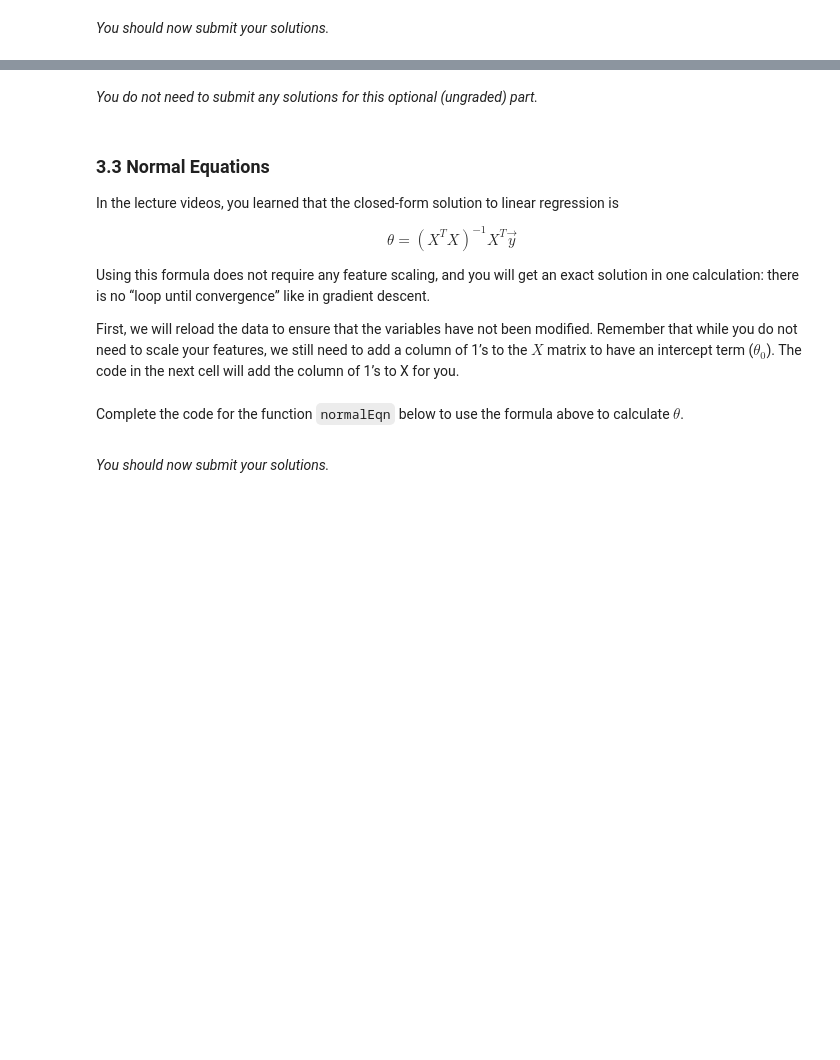
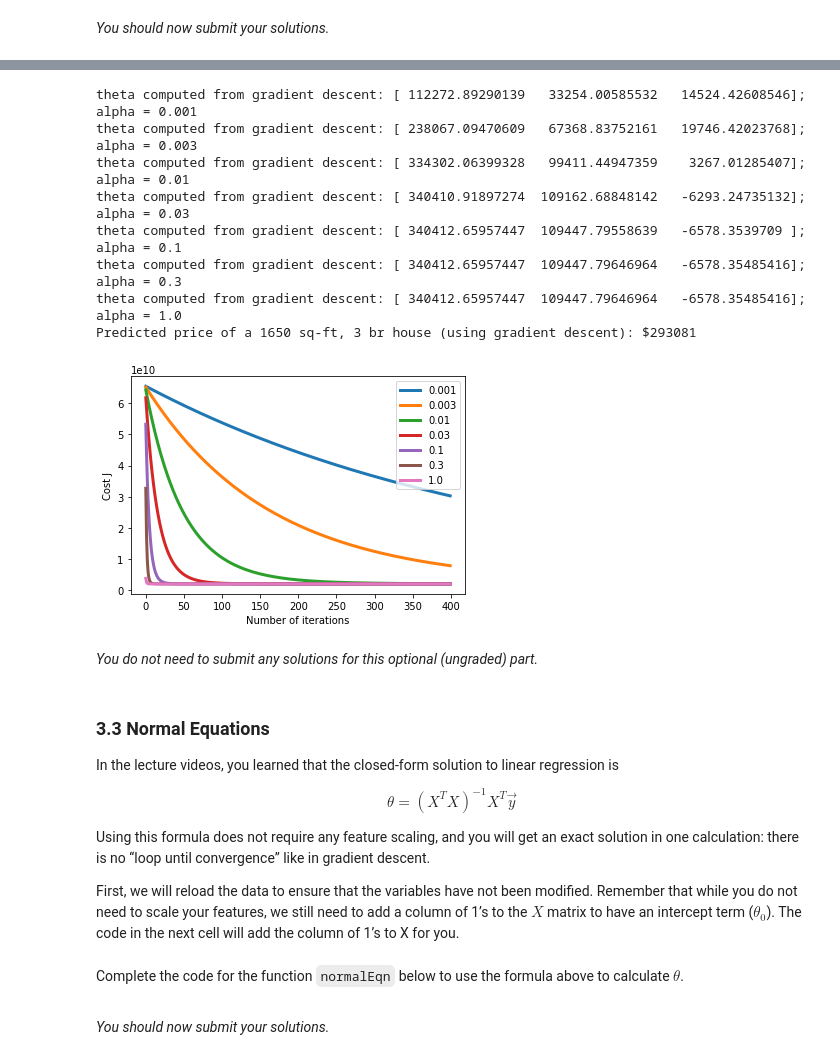
Before and after one commit to ctznfive/ml-coursera-python-assignments, a Jupyter notebook: Exercise1/exercise1.ipynb, the cells around one changed output, grey strips where cells are left out. Saved outputs shown, nothing was run; the diff lists cells and outputs as text; code cells hidden in the pictures; blank space fills up the shorter version.

```diff
--- a/Exercise1/exercise1.ipynb
+++ b/Exercise1/exercise1.ipynb
@@ -665,6 +675,10 @@ def  featureNormalize(X):
 
     # =========================== YOUR CODE HERE =====================
 
+    for i in range(X.shape[1]):
+        mu[i] = np.mean(X[:, i])
+        sigma[i] = np.std(X[:, i])
+        X_norm[:, i] = (X[:, i] - mu[i]) / sigma[i]
 
     # ================================================================
     return X_norm, mu, sigma
@@ -750,6 +803,7 @@ def computeCostMulti(X, y, theta):
 
     # ======================= YOUR CODE HERE ===========================
 
+    J = np.sum (np.power(((X @ theta) - y), 2)) / (2 * m)
 
     # ==================================================================
     return J
@@ -809,10 +878,24 @@ def gradientDescentMulti(X, y, theta, alpha, num_iters):
     for i in range(num_iters):
         # ======================= YOUR CODE HERE ==========================
 
+        theta -= (alpha / m) * X.T @ (X @ theta - y)
 
         # =================================================================
 
         # save the cost J in every iteration
         J_history.append(computeCostMulti(X, y, theta))
 
+    #print((X @ theta - y).shape)
+    #print(X.shape)
+    #print(theta)
     return theta, J_history
+# %%
+# initialize fitting parameters
+theta = np.zeros(3)
+
+# some gradient descent settings
+iterations = 1500
+alpha = 0.01
+
+theta, J_history = gradientDescentMulti(X, y, theta, alpha, iterations)
+print('Theta found by gradient descent: {:.4f}, {:.4f}'.format(*theta))
@@ -860,43 +960,66 @@ gradient descent with a particular learning rate (alpha).
 Your task is to first make sure that your functions - `computeCost`
 and `gradientDescent` already work with  this starter code and
 support multiple variables.
 
 After that, try running gradient descent with different values of
 alpha and see which one gives you the best result.
 
 Finally, you should complete the code at the end to predict the price
 of a 1650 sq-ft, 3 br house.
 
 Hint
 ----
 At prediction, make sure you do the same feature normalization.
 """
 # Choose some alpha value - change this
-alpha = 0.1
+alphas = [0.001, 0.003, 0.01, 0.03, 0.1, 0.3, 1.0]
 num_iters = 400
 
 # init theta and run gradient descent
-theta = np.zeros(3)
-theta, J_history = gradientDescentMulti(X, y, theta, alpha, num_iters)
+for alpha in alphas:
+    theta = np.zeros(3)
+    theta, J_history = gradientDescentMulti(X, y, theta, alpha, num_iters)
 
-# Plot the convergence graph
-pyplot.plot(np.arange(len(J_history)), J_history, lw=2)
-pyplot.xlabel('Number of iterations')
-pyplot.ylabel('Cost J')
+    # Plot the convergence graph
+    pyplot.plot(np.arange(len(J_history)), J_history, lw=3)
+    pyplot.xlabel('Number of iterations')
+    pyplot.ylabel('Cost J')
+    pyplot.legend(alphas)
 
-# Display the gradient descent's result
-print('theta computed from gradient descent: {:s}'.format(str(theta)))
+    # Display the gradient descent's result
+    print('theta computed from gradient descent: {:s}; alpha = {}'.format(str(theta), alpha))
 
 # Estimate the price of a 1650 sq-ft, 3 br house
 # ======================= YOUR CODE HERE ===========================
 # Recall that the first column of X is all-ones.
 # Thus, it does not need to be normalized.
 
-price = 0   # You should change this
+#print(X)
+theta = np.zeros(3)
+best_alpha = 0.1
+theta, J_history = gradientDescentMulti(X, y, theta, best_alpha, num_iters)
+#x1 = (1650 - mu[0]) / sigma[0]
+#x2 = (3 - mu[1]) / sigma[1]
+#print(x1)
+#print(x2)
+normalize_data = (np.array([1650,3])-mu)/sigma
+normalize_data = np.hstack((np.ones(1), normalize_data))
+price = normalize_data.dot(theta)   # You should change this
+#price = np.dot([1, x1, x2], theta)
 
 # ===================================================================
 
 print('Predicted price of a 1650 sq-ft, 3 br house (using gradient descent): ${:.0f}'.format(price))
+# %% [output]
+theta computed from gradient descent: [ 112272.89290139   33254.00585532   14524.42608546]; alpha = 0.001
+theta computed from gradient descent: [ 238067.09470609   67368.83752161   19746.42023768]; alpha = 0.003
+theta computed from gradient descent: [ 334302.06399328   99411.44947359    3267.01285407]; alpha = 0.01
+theta computed from gradient descent: [ 340410.91897274  109162.68848142   -6293.24735132]; alpha = 0.03
+theta computed from gradient descent: [ 340412.65957447  109447.79558639   -6578.3539709 ]; alpha = 0.1
+theta computed from gradient descent: [ 340412.65957447  109447.79646964   -6578.35485416]; alpha = 0.3
+theta computed from gradient descent: [ 340412.65957447  109447.79646964   -6578.35485416]; alpha = 1.0
+Predicted price of a 1650 sq-ft, 3 br house (using gradient descent): $293081
+[figure, added]
 # %% [markdown]
 *You do not need to submit any solutions for this optional (ungraded) part.*
 # %% [markdown]
```
Also changed, not shown: parts of 12 cells of this notebook.
